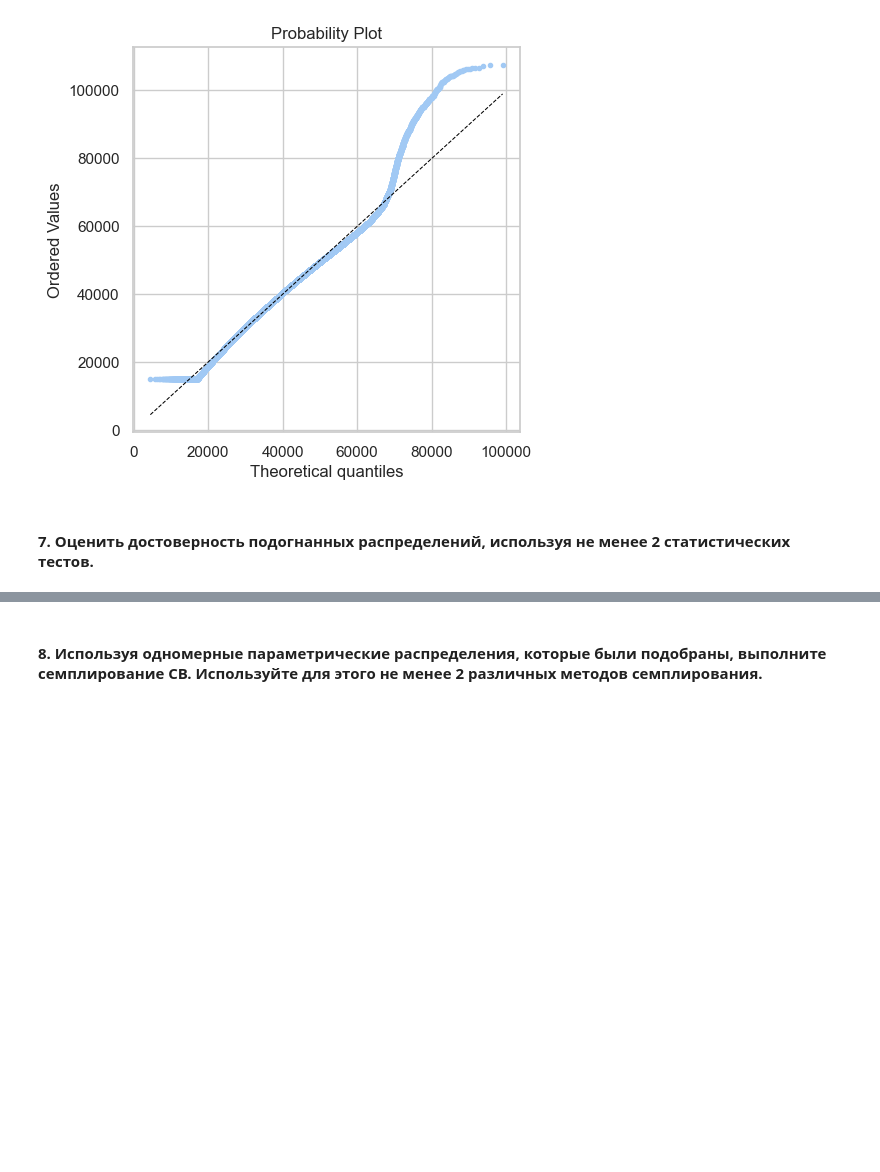
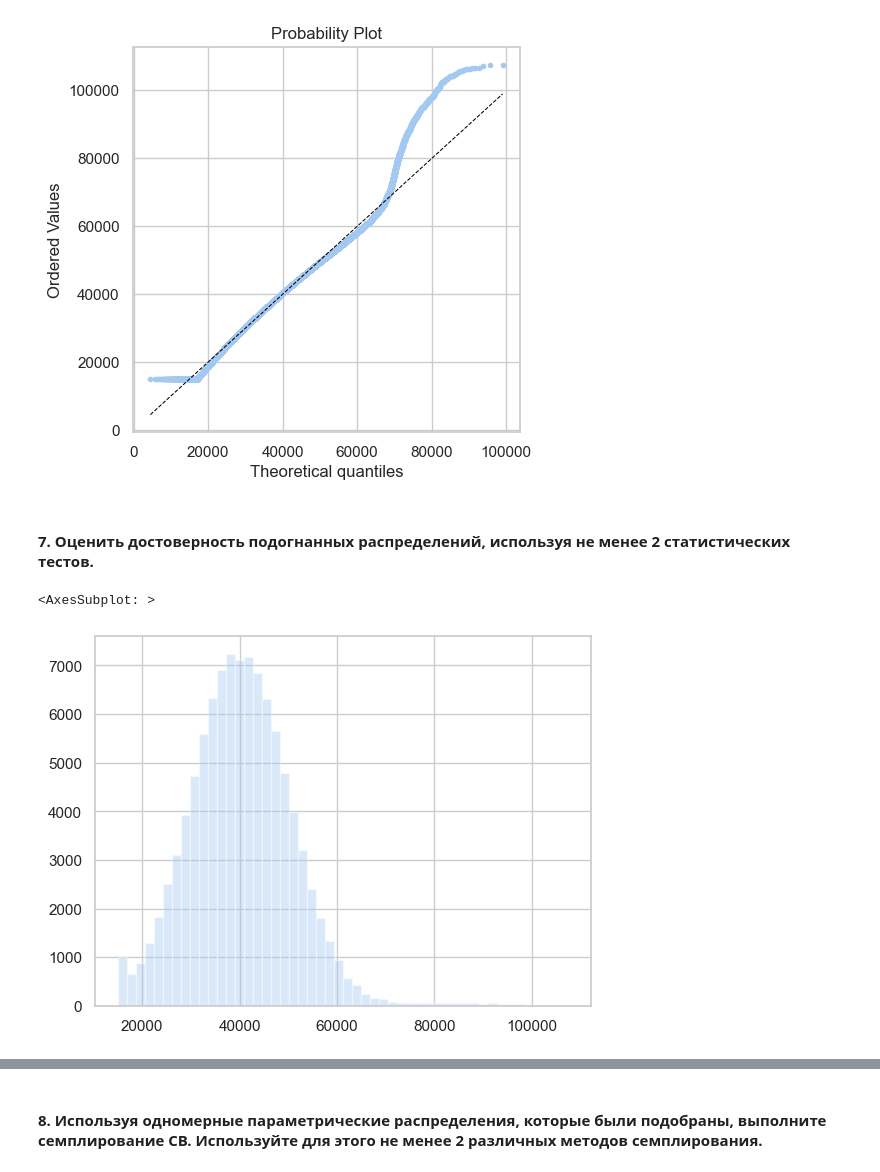
Before and after one commit to AnatolyPershinov/MFML_labs, a Jupyter notebook: lr1/salary/salary.ipynb, the cells around one changed output, grey strips where cells are left out. Cells and saved outputs as stored; diff of their text form; code cells hidden in the pictures; blank space fills up the shorter version.

```diff
--- a/lr1/salary/salary.ipynb
+++ b/lr1/salary/salary.ipynb
@@ -367,0 +382,5 @@ for m in methods.values():
+# %%
+sns.distplot(cut_tails(source_df.income), kde=False)
+# %% [output]
+<AxesSubplot: >
+[figure, added]
```
Also changed, not shown: parts of 2 cells of this notebook.
